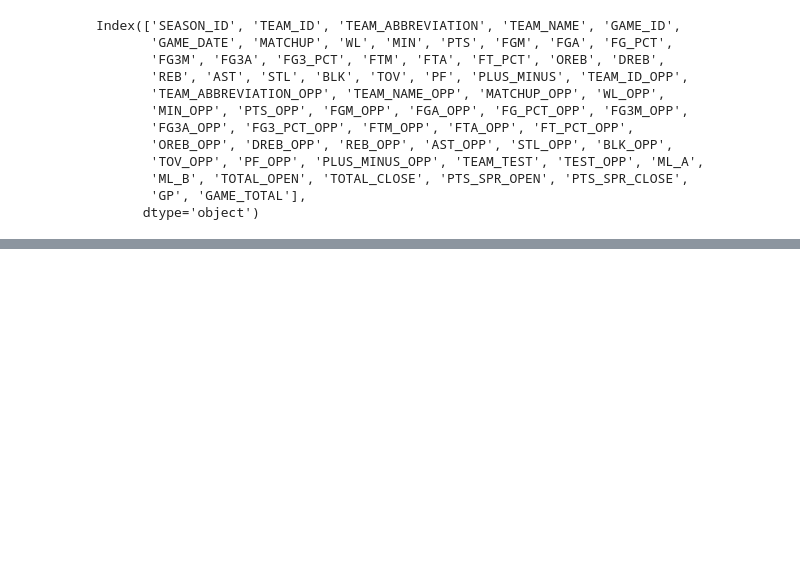
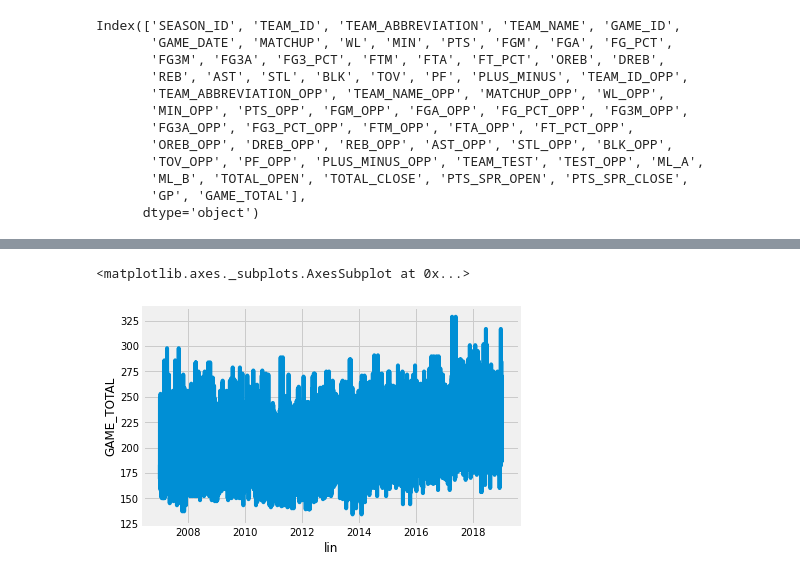
Before and after one commit to justin-wallander/BeatingVegas, a Jupyter notebook: eda.ipynb, the cells around one changed output, grey strips where cells are left out. Saved outputs shown, nothing was run; the diff lists cells and outputs as text; code cells hidden in the pictures; blank space fills up the shorter version.

```diff
--- a/eda.ipynb
+++ b/eda.ipynb
@@ -43,0 +85,5 @@ sns.heatmap(season[cols].corr())
+# %%
+sns.lineplot('lin', 'GAME_TOTAL', data=season)
+# %% [output]
+<matplotlib.axes._subplots.AxesSubplot at 0x...>
+[figure, added]
```
Also changed, not shown: parts of 12 cells of this notebook, 2 other files.
